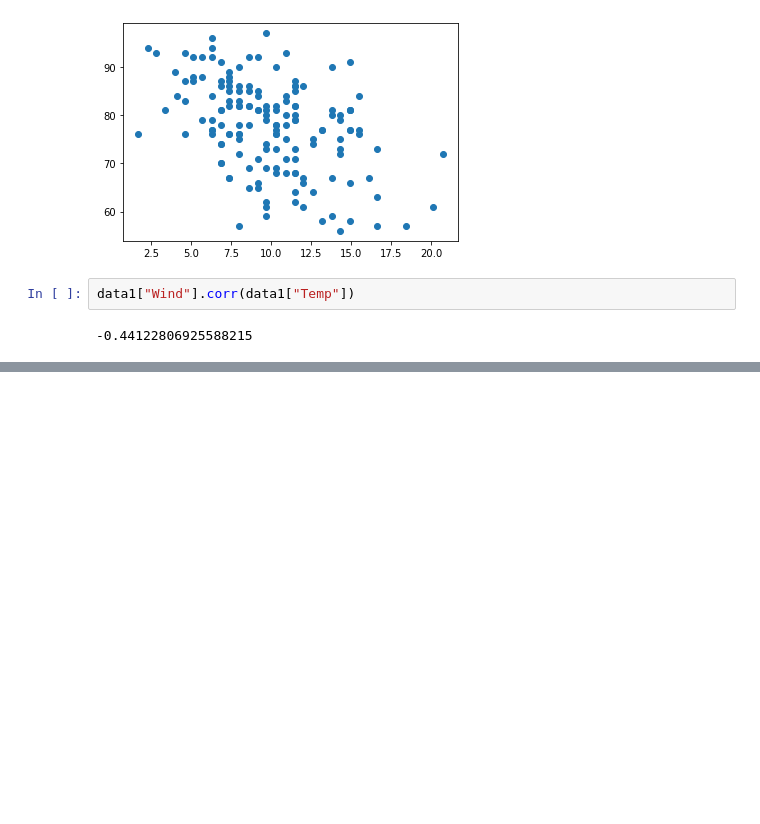
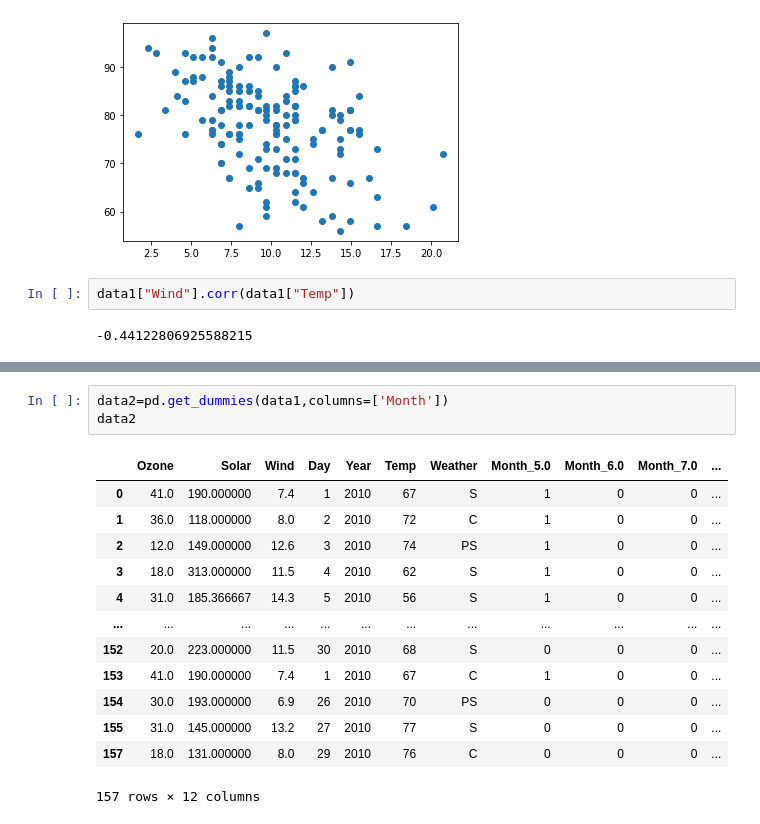
Before and after one commit to TEJA6711/task, a Jupyter notebook: EDA 4-checkpoint.ipynb, the cells around one changed output, grey strips where cells are left out. Cells and saved outputs as stored; diff of their text form; blank space fills up the shorter version.

```diff
--- a/EDA 4-checkpoint.ipynb
+++ b/EDA 4-checkpoint.ipynb
@@ -404,0 +441,17 @@ data1_numeric
+# %%
+data2=pd.get_dummies(data1,columns=['Month'])
+data2
+# %% [output]
+|  | Ozone | Solar | Wind | Day | Year | Temp | Weather | Month_5.0 | Month_6.0 | Month_7.0 | ... |
+| 0 | 41.0 | 190.000000 | 7.4 | 1 | 2010 | 67 | S | 1 | 0 | 0 | ... |
+| 1 | 36.0 | 118.000000 | 8.0 | 2 | 2010 | 72 | C | 1 | 0 | 0 | ... |
+| 2 | 12.0 | 149.000000 | 12.6 | 3 | 2010 | 74 | PS | 1 | 0 | 0 | ... |
+| 3 | 18.0 | 313.000000 | 11.5 | 4 | 2010 | 62 | S | 1 | 0 | 0 | ... |
+| 4 | 31.0 | 185.366667 | 14.3 | 5 | 2010 | 56 | S | 1 | 0 | 0 | ... |
+| ... | ... | ... | ... | ... | ... | ... | ... | ... | ... | ... | ... |
+| 152 | 20.0 | 223.000000 | 11.5 | 30 | 2010 | 68 | S | 0 | 0 | 0 | ... |
+| 153 | 41.0 | 190.000000 | 7.4 | 1 | 2010 | 67 | C | 1 | 0 | 0 | ... |
+| 154 | 30.0 | 193.000000 | 6.9 | 26 | 2010 | 70 | PS | 0 | 0 | 0 | ... |
+| 155 | 31.0 | 145.000000 | 13.2 | 27 | 2010 | 77 | S | 0 | 0 | 0 | ... |
+| 157 | 18.0 | 131.000000 | 8.0 | 29 | 2010 | 76 | C | 0 | 0 | 0 | ... |
+157 rows × 12 columns
```
Also changed, not shown: parts of 17 cells of this notebook.
